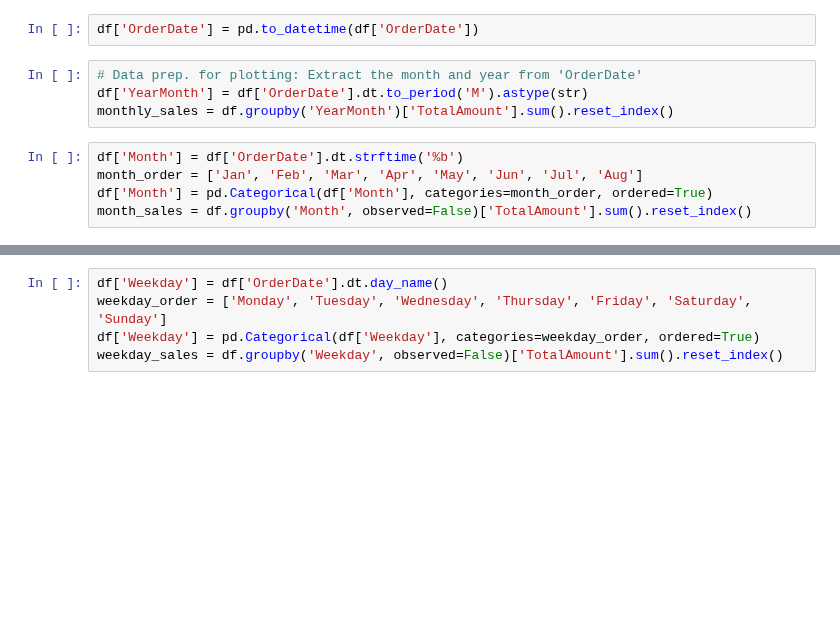
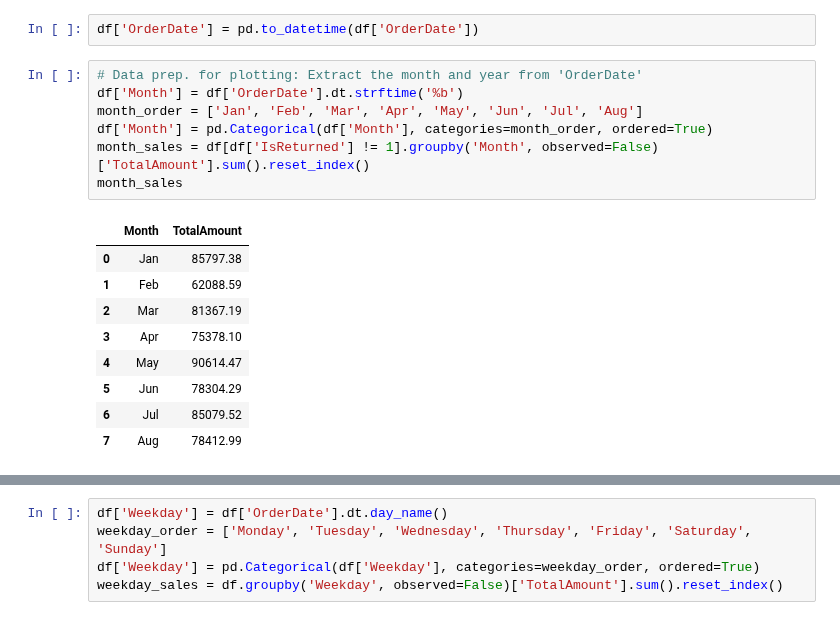
Before and after one commit to YuliaVK/Data-Analytics, a Jupyter notebook: EDA_Sales/notebooks/Sales_EDA.ipynb, the cells around one changed output, grey strips where cells are left out. Drawn from its saved outputs; the diff is of its cells as text; blank space fills up the shorter version.

```diff
--- a/EDA_Sales/notebooks/Sales_EDA.ipynb
+++ b/EDA_Sales/notebooks/Sales_EDA.ipynb
@@ -78,13 +78,21 @@ memory usage: 93.9+ KB
 df['OrderDate'] = pd.to_datetime(df['OrderDate'])
 # %%
 # Data prep. for plotting: Extract the month and year from 'OrderDate'
-df['YearMonth'] = df['OrderDate'].dt.to_period('M').astype(str)
-monthly_sales = df.groupby('YearMonth')['TotalAmount'].sum().reset_index()
+df['Month'] = df['OrderDate'].dt.strftime('%b')
+month_order = ['Jan', 'Feb', 'Mar', 'Apr', 'May', 'Jun', 'Jul', 'Aug']
+df['Month'] = pd.Categorical(df['Month'], categories=month_order, ordered=True)
+month_sales = df[df['IsReturned'] != 1].groupby('Month', observed=False)['TotalAmount'].sum().reset_index()
+month_sales
+# %% [output]
+|  | Month | TotalAmount |
+| 0 | Jan | 85797.38 |
+| 1 | Feb | 62088.59 |
+| 2 | Mar | 81367.19 |
+| 3 | Apr | 75378.10 |
+| 4 | May | 90614.47 |
+| 5 | Jun | 78304.29 |
+| 6 | Jul | 85079.52 |
+| 7 | Aug | 78412.99 |
-# %%
-df['Month'] = df['OrderDate'].dt.strftime('%b')
-month_order = ['Jan', 'Feb', 'Mar', 'Apr', 'May', 'Jun', 'Jul', 'Aug']
-df['Month'] = pd.Categorical(df['Month'], categories=month_order, ordered=True)
-month_sales = df.groupby('Month', observed=False)['TotalAmount'].sum().reset_index()
 # %%
 plt.figure(figsize=(12, 6))
 g = sns.lineplot(x='Month', y='TotalAmount', data=month_sales, marker='o')
```
Also changed, not shown: parts of 2 cells of this notebook.
